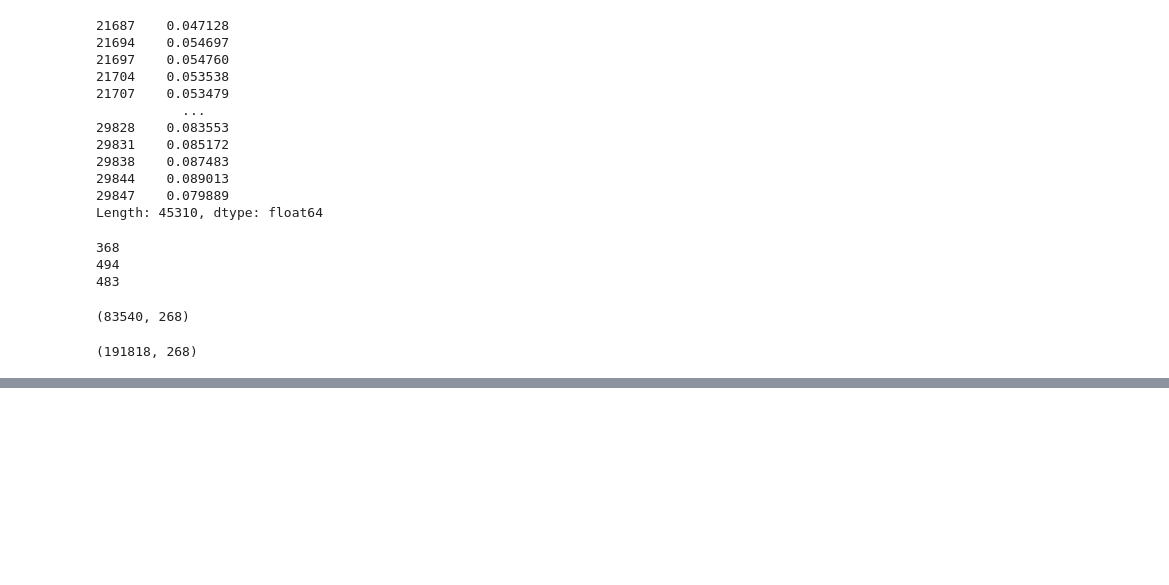
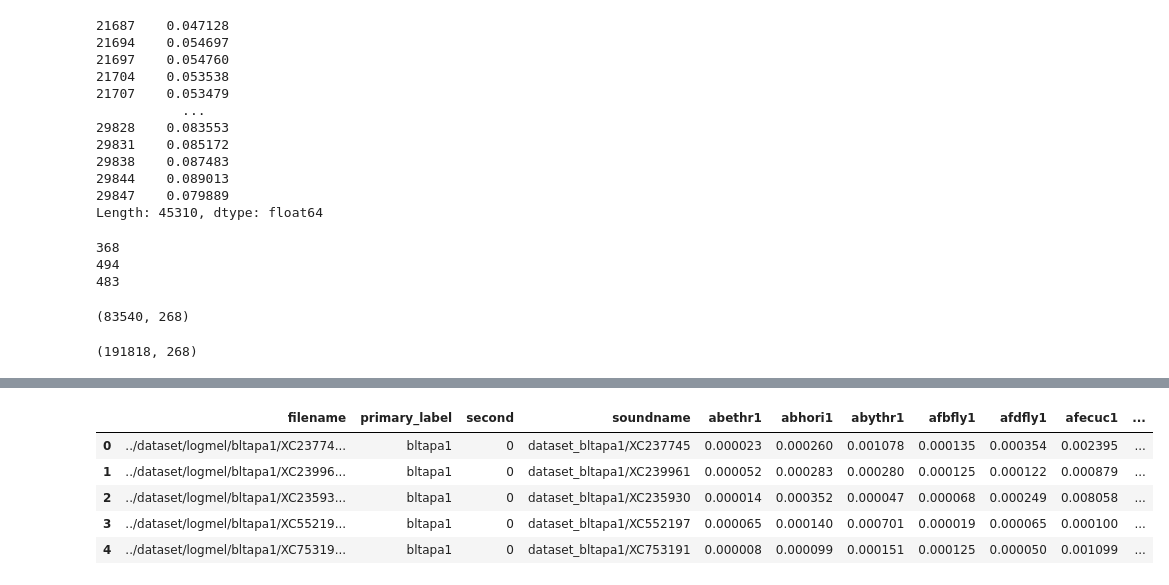
Before and after one commit to YutoShibata07/BirdCLEF2023, a Jupyter notebook: src/utils/EDA.ipynb, the cells around one changed output, grey strips where cells are left out. Drawn from its saved outputs; the diff is of its cells as text; code cells hidden in the pictures; blank space fills up the shorter version.

```diff
--- a/src/utils/EDA.ipynb
+++ b/src/utils/EDA.ipynb
@@ -514,3 +514,77 @@ oof = pd.read_csv('/home/ubuntu/slocal/BirdCLEF2023/exp100_model=bird_sed_b1-bat
 oof.shape
 # %% [output]
 (191818, 268)
+# %%
+import pandas as pd
+import numpy as np
+
+from sklearn.metrics import mean_squared_error, mean_absolute_error, roc_auc_score
+import pandas as pd
+import sklearn.metrics
+
+
+def padded_cmap(solution, submission, padding_factor=5):
+    solution = solution.drop(["row_id"], axis=1, errors="ignore")
+    submission = submission.drop(["row_id"], axis=1, errors="ignore")
+    new_rows = []
+    for i in range(padding_factor):
+        new_rows.append([1 for i in range(len(solution.columns))])
+    new_rows = pd.DataFrame(new_rows)
+    new_rows.columns = solution.columns
+    padded_solution = pd.concat([solution, new_rows]).reset_index(drop=True).copy()
+    padded_submission = pd.concat([submission, new_rows]).reset_index(drop=True).copy()
+    score = sklearn.metrics.average_precision_score(
+        padded_solution.values,
+        padded_submission.values,
+        average="macro",
+    )
+    return score
+
+
+def padded_cmap_numpy(gts, predictions, padding_factor=5):
+    new_rows = []
+    for i in range(padding_factor):
+        new_rows.append([1 for i in range(predictions.shape[-1])])
+
+    new_samples = np.array(new_rows)
+    tmp_gts = np.identity(predictions.shape[1])[gts]
+    padded_predictoins = np.concatenate([predictions, new_samples])
+    padded_gts = np.concatenate([tmp_gts, new_samples])
+    score = sklearn.metrics.average_precision_score(
+        padded_gts.astype(bool),
+        padded_predictoins,
+        average="macro",
+    )
+    return score
+
+
+ss = pd.read_csv('../../../BirdCLEF2023/data/sample_submission.csv')
+birds = list(ss.columns[1:])
+bird_label_map = {birds[i]:i for i in range(len(birds))}
+oof1 = pd.read_csv('/home/ubuntu/slocal/BirdCLEF2023/result/exp107_model=bird_sed-batch_size=32-max_epoch=40-loss_fn=bce_clip_max_v2_nocall_100-duration=10-model_path=exp055_sed_2021_2022-n_split=5/oof.csv')
+# oof1 = oof1[oof1.second==0].reset_index()
+
+gts = oof1['primary_label'].apply(lambda x:bird_label_map[x])
+print(oof1.shape)
+
+score = padded_cmap_numpy(predictions=oof1[birds], gts=gts)
+print(score)
+
+oof2 = pd.read_csv('/home/ubuntu/slocal/BirdCLEF2023/result/exp102_model=bird_sed_b1-batch_size=32-max_epoch=40-loss_fn=bce_clip_max_v2_nocall_100-duration=10-model_path=exp090_sed_2020_2021_2022-n_split=5/oof.csv')
+# oof2 = oof2[oof2.second==0].reset_index()
+oof2 = pd.merge(oof1[['filename']], oof2, on='filename', how='left')
+print(oof2.shape)
+
+gts = oof2['primary_label'].apply(lambda x:bird_label_map[x])
+
+score = padded_cmap_numpy(predictions=oof2[birds], gts=gts)
+print(score)
+
+oof3 = oof1.copy()
+oof3[birds] = oof1[birds] * 0.5 + oof2[birds] * 0.5
+score = padded_cmap_numpy(predictions=oof3[birds], gts=gts)
+print(score)
+
+oof3.to_csv('/home/ubuntu/slocal/BirdCLEF2023/result/exp102_107/oof.csv', index=False)
+oof3.head()
+# %% [output]
@@ -516,0 +596,6 @@ oof.shape
+|  | filename | primary_label | second | soundname | abethr1 | abhori1 | abythr1 | afbfly1 | afdfly1 | afecuc1 | ... |
+| 0 | ../dataset/logmel/bltapa1/XC23774... | bltapa1 | 0 | dataset_bltapa1/XC237745 | 0.000023 | 0.000260 | 0.001078 | 0.000135 | 0.000354 | 0.002395 | ... |
+| 1 | ../dataset/logmel/bltapa1/XC23996... | bltapa1 | 0 | dataset_bltapa1/XC239961 | 0.000052 | 0.000283 | 0.000280 | 0.000125 | 0.000122 | 0.000879 | ... |
+| 2 | ../dataset/logmel/bltapa1/XC23593... | bltapa1 | 0 | dataset_bltapa1/XC235930 | 0.000014 | 0.000352 | 0.000047 | 0.000068 | 0.000249 | 0.008058 | ... |
+| 3 | ../dataset/logmel/bltapa1/XC55219... | bltapa1 | 0 | dataset_bltapa1/XC552197 | 0.000065 | 0.000140 | 0.000701 | 0.000019 | 0.000065 | 0.000100 | ... |
+| 4 | ../dataset/logmel/bltapa1/XC75319... | bltapa1 | 0 | dataset_bltapa1/XC753191 | 0.000008 | 0.000099 | 0.000151 | 0.000125 | 0.000050 | 0.001099 | ... |
```
Also changed, not shown: parts of 7 cells of this notebook, 5 other files.
